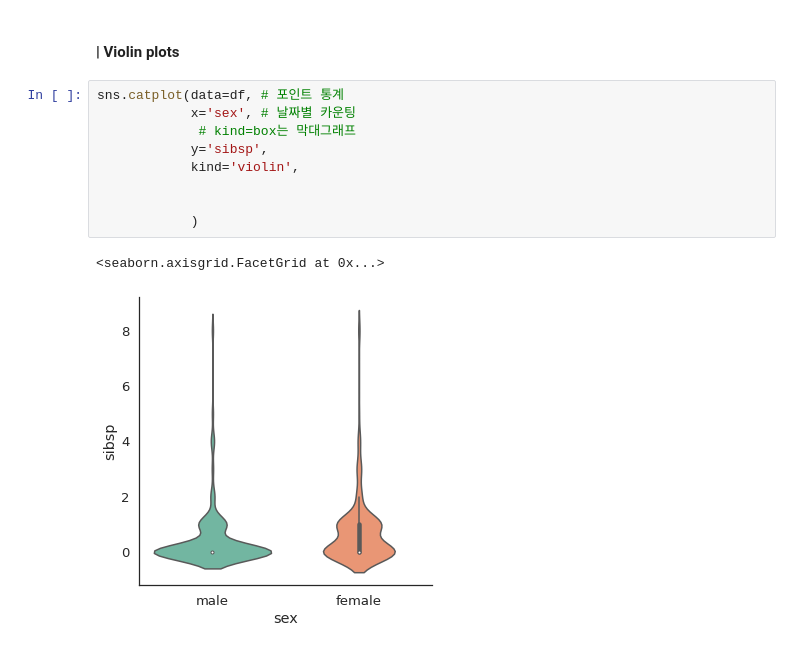
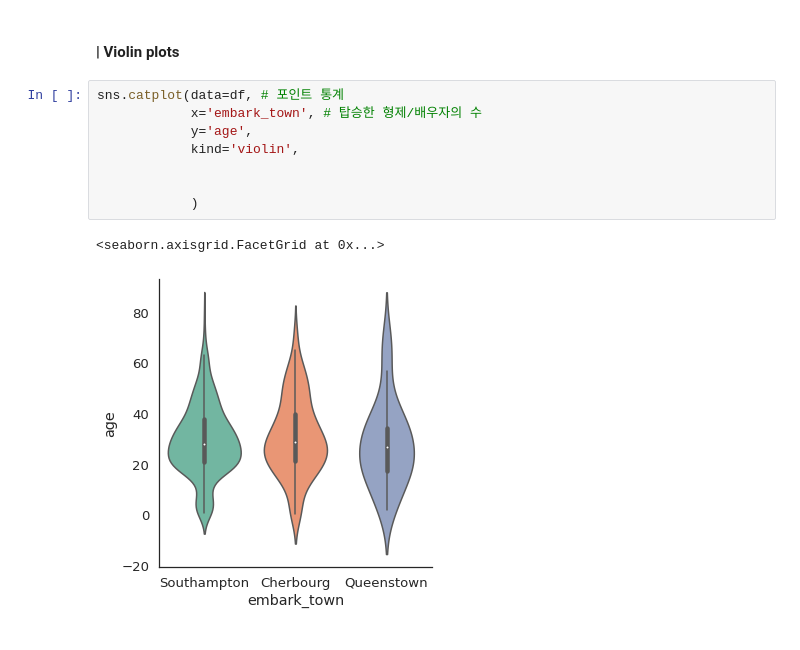
Before and after one commit to Mifekmk/SkillTreePython-DataAnalysis, a Jupyter notebook: ch02_09_Seaborn실습_tip데이터.ipynb, the cells around one changed output. Drawn from its saved outputs; the diff is of its cells as text.

```diff
--- a/ch02_09_Seaborn실습_tip데이터.ipynb
+++ b/ch02_09_Seaborn실습_tip데이터.ipynb
@@ -432,13 +432,12 @@ sns.catplot(data=df, # 포인트 통계
 #### | Violin plots
 # %%
 sns.catplot(data=df, # 포인트 통계
-            x='sex', # 날짜별 카운팅
-             # kind=box는 막대그래프
-            y='sibsp',
+            x='embark_town', # 탑승한 형제/배우자의 수
+            y='age',
             kind='violin',
 
 
             )
 # %% [output]
 <seaborn.axisgrid.FacetGrid at 0x...>
-[figure, old version]
+[figure, new version]
```
